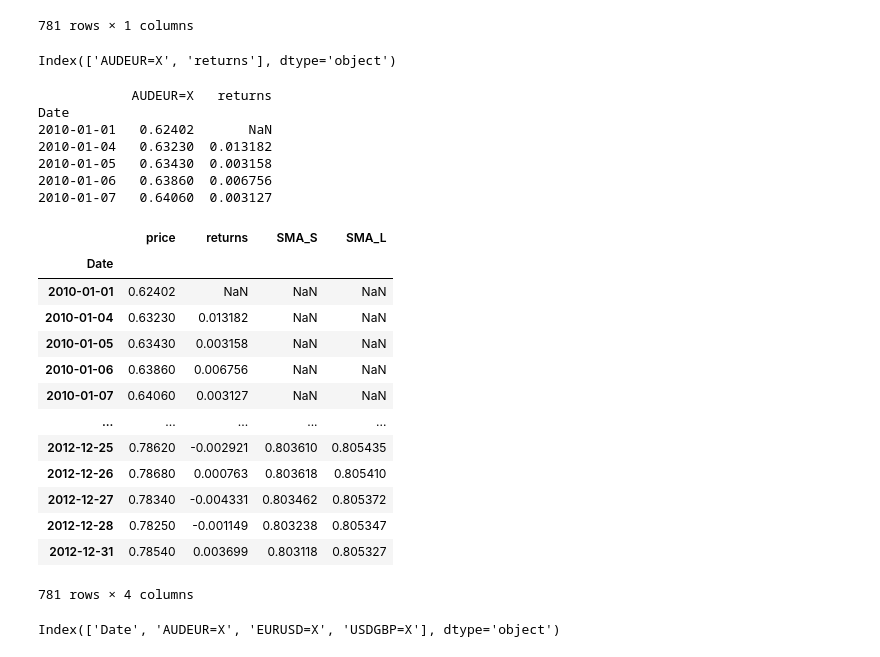
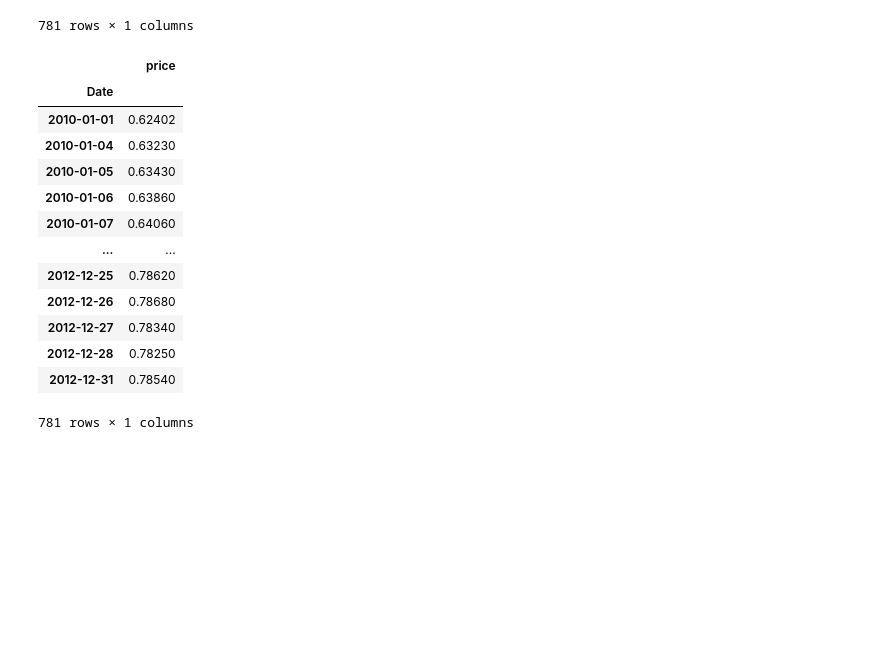
Before and after one commit to apasvenskas/Python-practice-with-financial-data, a Jupyter notebook: Testing/SMA_Backtester_Class.ipynb, the cells around one changed output. Cells and saved outputs as stored; diff of their text form; code cells hidden in the pictures; blank space fills up the shorter version.

```diff
--- a/Testing/SMA_Backtester_Class.ipynb
+++ b/Testing/SMA_Backtester_Class.ipynb
@@ -196,18 +196,20 @@ raw
 | 2012-12-31 | 0.78540 |
 781 rows × 1 columns
 # %%
-raw["returns"] = np.log(raw / raw.shift(1))
+raw.rename(columns={"AUDEUR=X": "price"}, inplace=True) #Clean up
+raw
+# %% [output]
+|  | price |
+| Date |  |
+| 2010-01-01 | 0.62402 |
+| 2010-01-04 | 0.63230 |
+| 2010-01-05 | 0.63430 |
+| 2010-01-06 | 0.63860 |
+| 2010-01-07 | 0.64060 |
+| ... | ... |
+| 2012-12-25 | 0.78620 |
+| 2012-12-26 | 0.78680 |
+| 2012-12-27 | 0.78340 |
+| 2012-12-28 | 0.78250 |
+| 2012-12-31 | 0.78540 |
+781 rows × 1 columns
-# %%
-print(raw.columns)
-# %% [output]
-Index(['AUDEUR=X', 'returns'], dtype='object')
-# %%
-print(raw.head())
-# %% [output]
-            AUDEUR=X   returns
-Date
-2010-01-01   0.62402       NaN
-2010-01-04   0.63230  0.013182
-2010-01-05   0.63430  0.003158
-2010-01-06   0.63860  0.006756
-2010-01-07   0.64060  0.003127
@@ -218,22 +216,2 @@ raw["SMA_L"] = raw["price"].rolling(200).mean()
 # %%
-raw
+raw["returns"] = np.log(raw["price"] / raw["price"].shift(1)).fillna(0)
-# %% [output]
-|  | price | returns | SMA_S | SMA_L |
-| Date |  |  |  |  |
-| 2010-01-01 | 0.62402 | NaN | NaN | NaN |
-| 2010-01-04 | 0.63230 | 0.013182 | NaN | NaN |
-| 2010-01-05 | 0.63430 | 0.003158 | NaN | NaN |
-| 2010-01-06 | 0.63860 | 0.006756 | NaN | NaN |
-| 2010-01-07 | 0.64060 | 0.003127 | NaN | NaN |
-| ... | ... | ... | ... | ... |
-| 2012-12-25 | 0.78620 | -0.002921 | 0.803610 | 0.805435 |
-| 2012-12-26 | 0.78680 | 0.000763 | 0.803618 | 0.805410 |
-| 2012-12-27 | 0.78340 | -0.004331 | 0.803462 | 0.805372 |
-| 2012-12-28 | 0.78250 | -0.001149 | 0.803238 | 0.805347 |
-| 2012-12-31 | 0.78540 | 0.003699 | 0.803118 | 0.805327 |
-781 rows × 4 columns
-# %%
-raw = pd.read_csv("forex_pairs.csv")
-print(raw.columns)
-# %% [output]
-Index(['Date', 'AUDEUR=X', 'EURUSD=X', 'USDGBP=X'], dtype='object')
```
Also changed, not shown: parts of 8 cells of this notebook.
